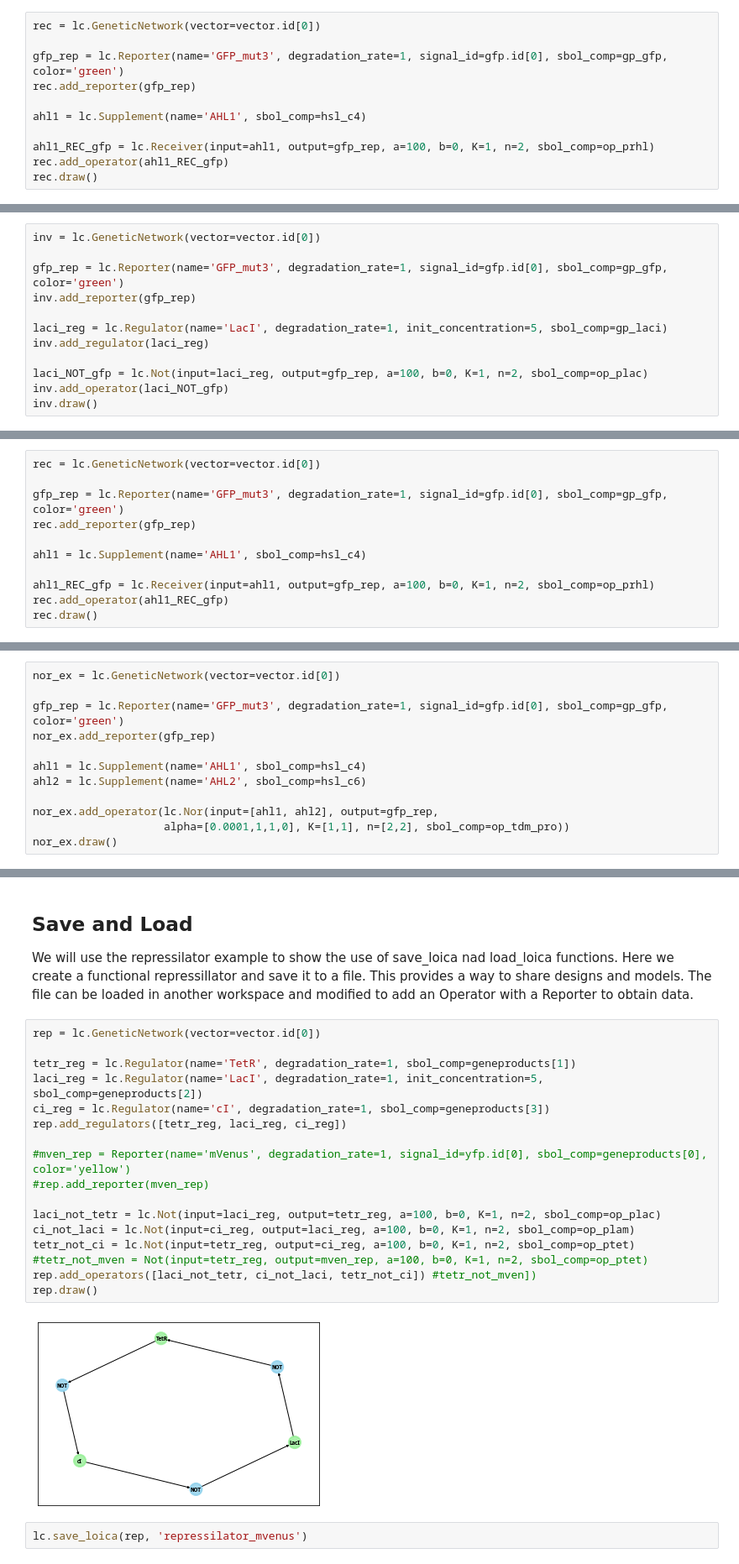
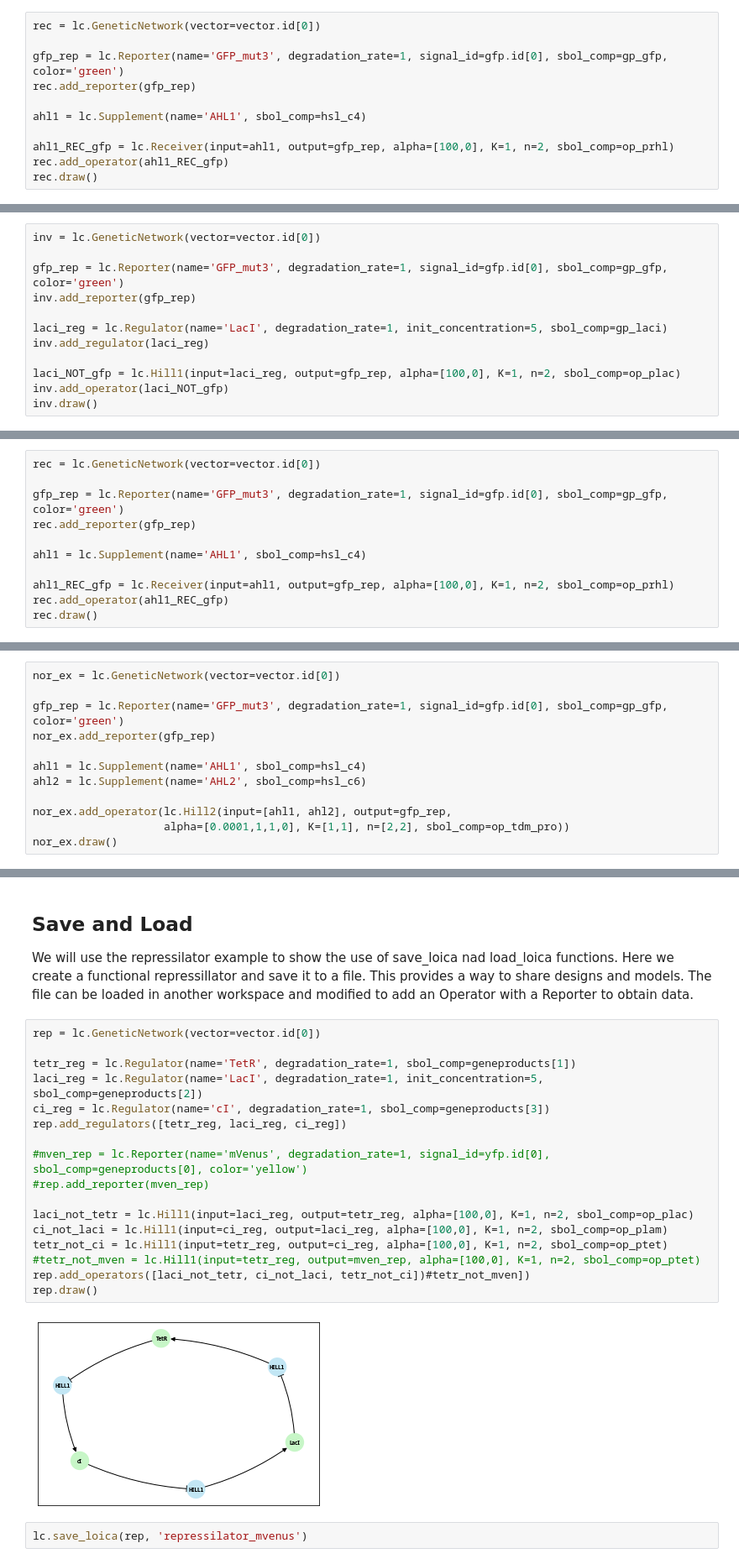
Before and after one commit to RudgeLab/LOICA, a Jupyter notebook: notebooks/LOICA_DEMO_Operators.ipynb, the cells around one changed output, grey strips where cells are left out. Shown at 84% size. Drawn from its saved outputs; the diff is of its cells as text.

```diff
--- a/notebooks/LOICA_DEMO_Operators.ipynb
+++ b/notebooks/LOICA_DEMO_Operators.ipynb
@@ -230,7 +231,7 @@ rec.add_reporter(gfp_rep)
 
 ahl1 = lc.Supplement(name='AHL1', sbol_comp=hsl_c4)
 
-ahl1_REC_gfp = lc.Receiver(input=ahl1, output=gfp_rep, a=100, b=0, K=1, n=2, sbol_comp=op_prhl)
+ahl1_REC_gfp = lc.Receiver(input=ahl1, output=gfp_rep, alpha=[100,0], K=1, n=2, sbol_comp=op_prhl)
 rec.add_operator(ahl1_REC_gfp)
 rec.draw()
 # %% [output]
@@ -342,7 +343,7 @@ inv.add_reporter(gfp_rep)
 laci_reg = lc.Regulator(name='LacI', degradation_rate=1, init_concentration=5, sbol_comp=gp_laci)
 inv.add_regulator(laci_reg)
 
-laci_NOT_gfp = lc.Not(input=laci_reg, output=gfp_rep, a=100, b=0, K=1, n=2, sbol_comp=op_plac)
+laci_NOT_gfp = lc.Hill1(input=laci_reg, output=gfp_rep, alpha=[100,0], K=1, n=2, sbol_comp=op_plac)
 inv.add_operator(laci_NOT_gfp)
 inv.draw()
 # %% [output]
@@ -451,7 +452,7 @@ rec.add_reporter(gfp_rep)
 
 ahl1 = lc.Supplement(name='AHL1', sbol_comp=hsl_c4)
 
-ahl1_REC_gfp = lc.Receiver(input=ahl1, output=gfp_rep, a=100, b=0, K=1, n=2, sbol_comp=op_prhl)
+ahl1_REC_gfp = lc.Receiver(input=ahl1, output=gfp_rep, alpha=[100,0], K=1, n=2, sbol_comp=op_prhl)
 rec.add_operator(ahl1_REC_gfp)
 rec.draw()
 # %% [output]
@@ -573,7 +574,7 @@ nor_ex.add_reporter(gfp_rep)
 ahl1 = lc.Supplement(name='AHL1', sbol_comp=hsl_c4)
 ahl2 = lc.Supplement(name='AHL2', sbol_comp=hsl_c6)
 
-nor_ex.add_operator(lc.Nor(input=[ahl1, ahl2], output=gfp_rep,
+nor_ex.add_operator(lc.Hill2(input=[ahl1, ahl2], output=gfp_rep,
                     alpha=[0.0001,1,1,0], K=[1,1], n=[2,2], sbol_comp=op_tdm_pro))
 nor_ex.draw()
 # %% [output]
@@ -789,22 +790,22 @@ Here we create a functional repressillator and save it to a file. This provides
 # %%
 rep = lc.GeneticNetwork(vector=vector.id[0])
 
 tetr_reg = lc.Regulator(name='TetR', degradation_rate=1, sbol_comp=geneproducts[1])
 laci_reg = lc.Regulator(name='LacI', degradation_rate=1, init_concentration=5, sbol_comp=geneproducts[2])
 ci_reg = lc.Regulator(name='cI', degradation_rate=1, sbol_comp=geneproducts[3])
 rep.add_regulators([tetr_reg, laci_reg, ci_reg])
 
-#mven_rep = Reporter(name='mVenus', degradation_rate=1, signal_id=yfp.id[0], sbol_comp=geneproducts[0], color='yellow')
+#mven_rep = lc.Reporter(name='mVenus', degradation_rate=1, signal_id=yfp.id[0], sbol_comp=geneproducts[0], color='yellow')
 #rep.add_reporter(mven_rep)
 
-laci_not_tetr = lc.Not(input=laci_reg, output=tetr_reg, a=100, b=0, K=1, n=2, sbol_comp=op_plac)
-ci_not_laci = lc.Not(input=ci_reg, output=laci_reg, a=100, b=0, K=1, n=2, sbol_comp=op_plam)
-tetr_not_ci = lc.Not(input=tetr_reg, output=ci_reg, a=100, b=0, K=1, n=2, sbol_comp=op_ptet)
-#tetr_not_mven = Not(input=tetr_reg, output=mven_rep, a=100, b=0, K=1, n=2, sbol_comp=op_ptet)
-rep.add_operators([laci_not_tetr, ci_not_laci, tetr_not_ci]) #tetr_not_mven])
+laci_not_tetr = lc.Hill1(input=laci_reg, output=tetr_reg, alpha=[100,0], K=1, n=2, sbol_comp=op_plac)
+ci_not_laci = lc.Hill1(input=ci_reg, output=laci_reg, alpha=[100,0], K=1, n=2, sbol_comp=op_plam)
+tetr_not_ci = lc.Hill1(input=tetr_reg, output=ci_reg, alpha=[100,0], K=1, n=2, sbol_comp=op_ptet)
+#tetr_not_mven = lc.Hill1(input=tetr_reg, output=mven_rep, alpha=[100,0], K=1, n=2, sbol_comp=op_ptet)
+rep.add_operators([laci_not_tetr, ci_not_laci, tetr_not_ci])#tetr_not_mven])
 rep.draw()
 # %% [output]
-[figure, old version]
+[figure, new version]
 # %%
 lc.save_loica(rep, 'repressilator_mvenus')
 # %%
```
Also changed, not shown: parts of 20 cells of this notebook, 3 other files.
